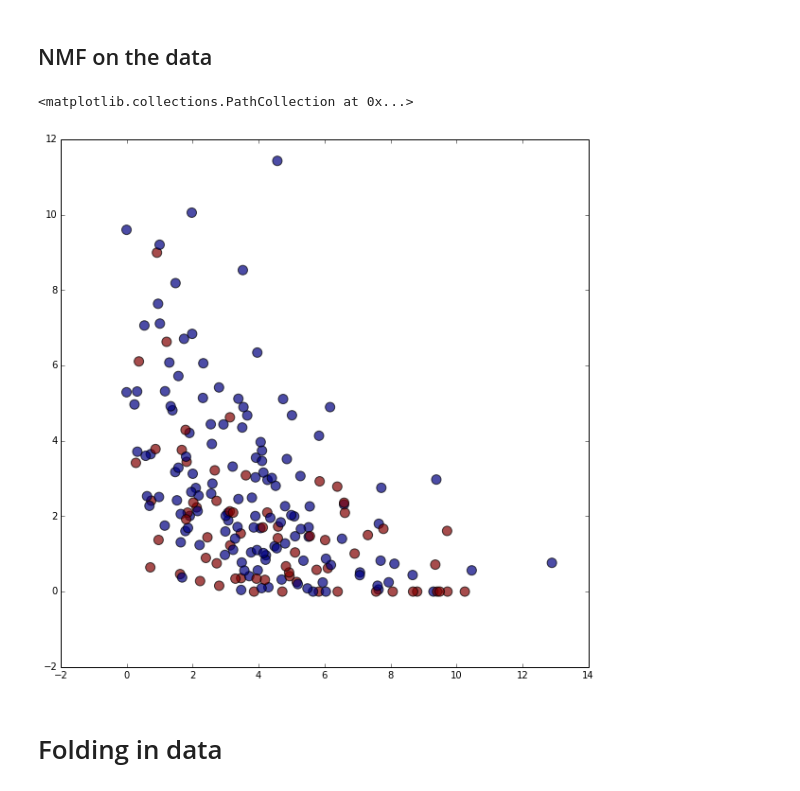
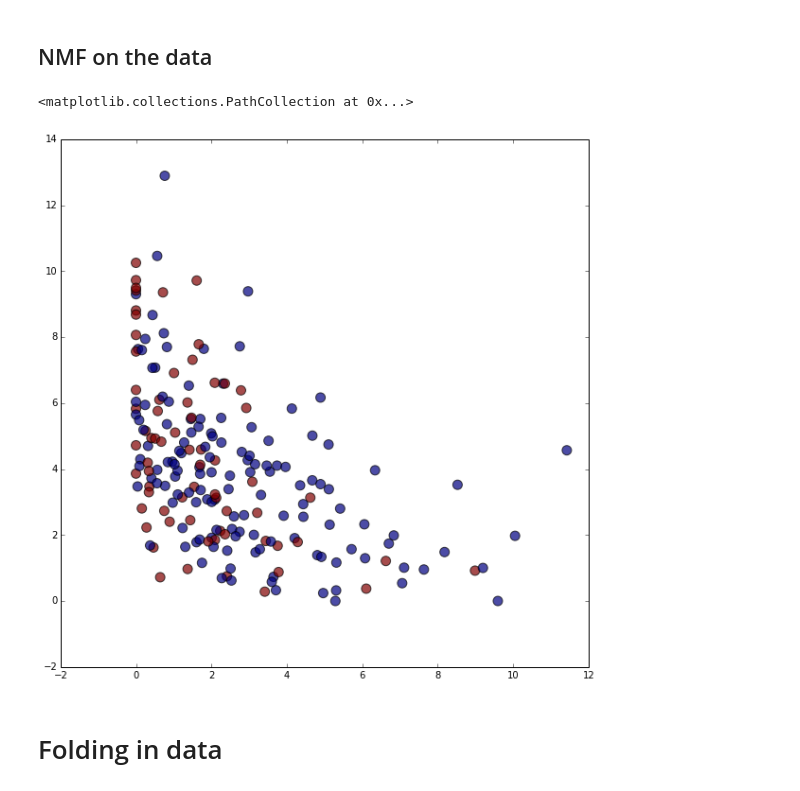
Before and after one commit to samfway/biotm, a Jupyter notebook: notebooks/SmokingData.ipynb, the cells around one changed output. Saved outputs shown, nothing was run; the diff lists cells and outputs as text; code cells hidden in the pictures.

```diff
--- a/notebooks/SmokingData.ipynb
+++ b/notebooks/SmokingData.ipynb
@@ -92,12 +93,12 @@ ax.scatter(new_coords[:,0], new_coords[:,1], c=labels, s=100, alpha=0.7)
 # %%
 dim_redux = NMF(n_components=2)
 new_coords = dim_redux.fit_transform(data_matrix)
 
 fig, ax = plt.subplots(figsize=(10, 10), dpi=80)
-ax.scatter(new_coords[:,0], new_coords[:,1], c=labels, s=100, alpha=0.7)
+ax.scatter(new_coords[:,1], new_coords[:,0], c=labels, s=100, alpha=0.7)
 # %% [output]
 <matplotlib.collections.PathCollection at 0x...>
-[figure, old version]
+[figure, new version]
 # %% [markdown]
 # Folding in data
 # %% [markdown]
```
Also changed, not shown: parts of 7 cells of this notebook, 2 other files.
